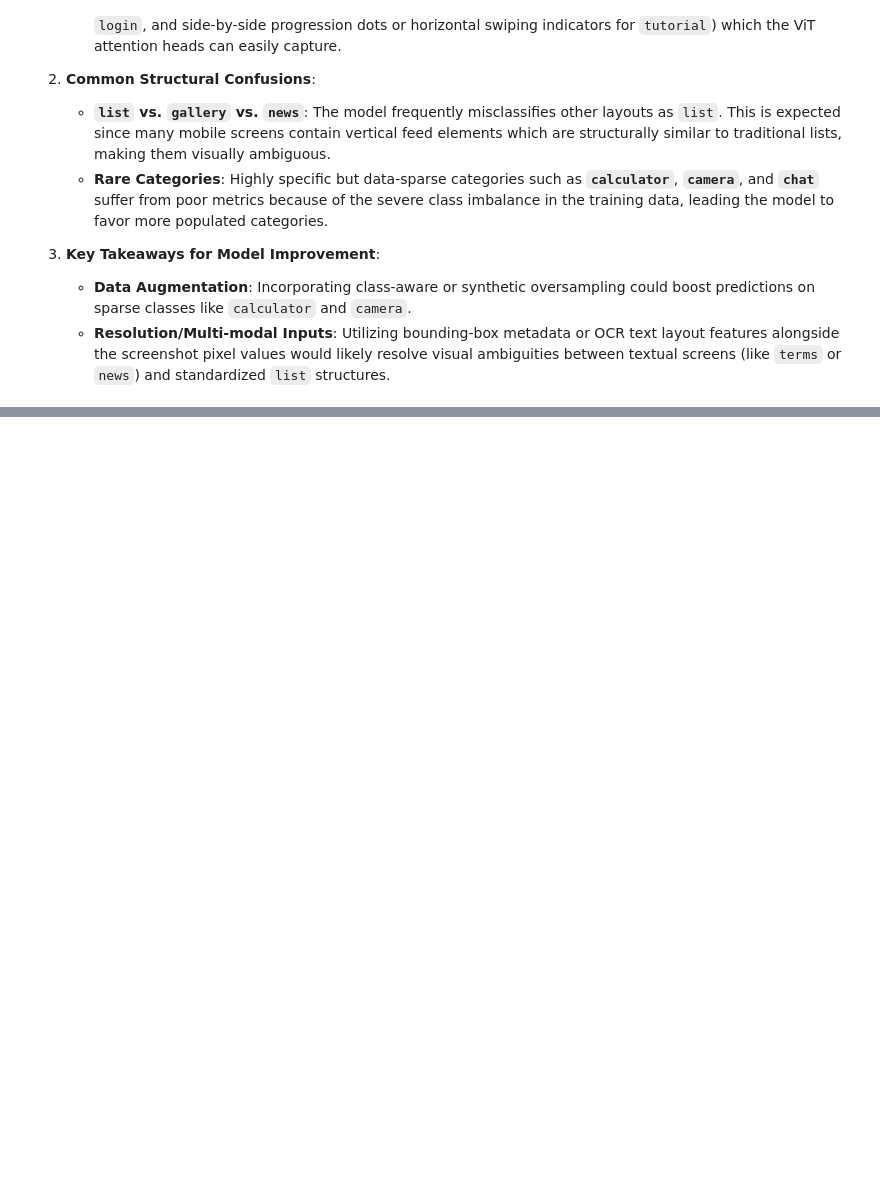
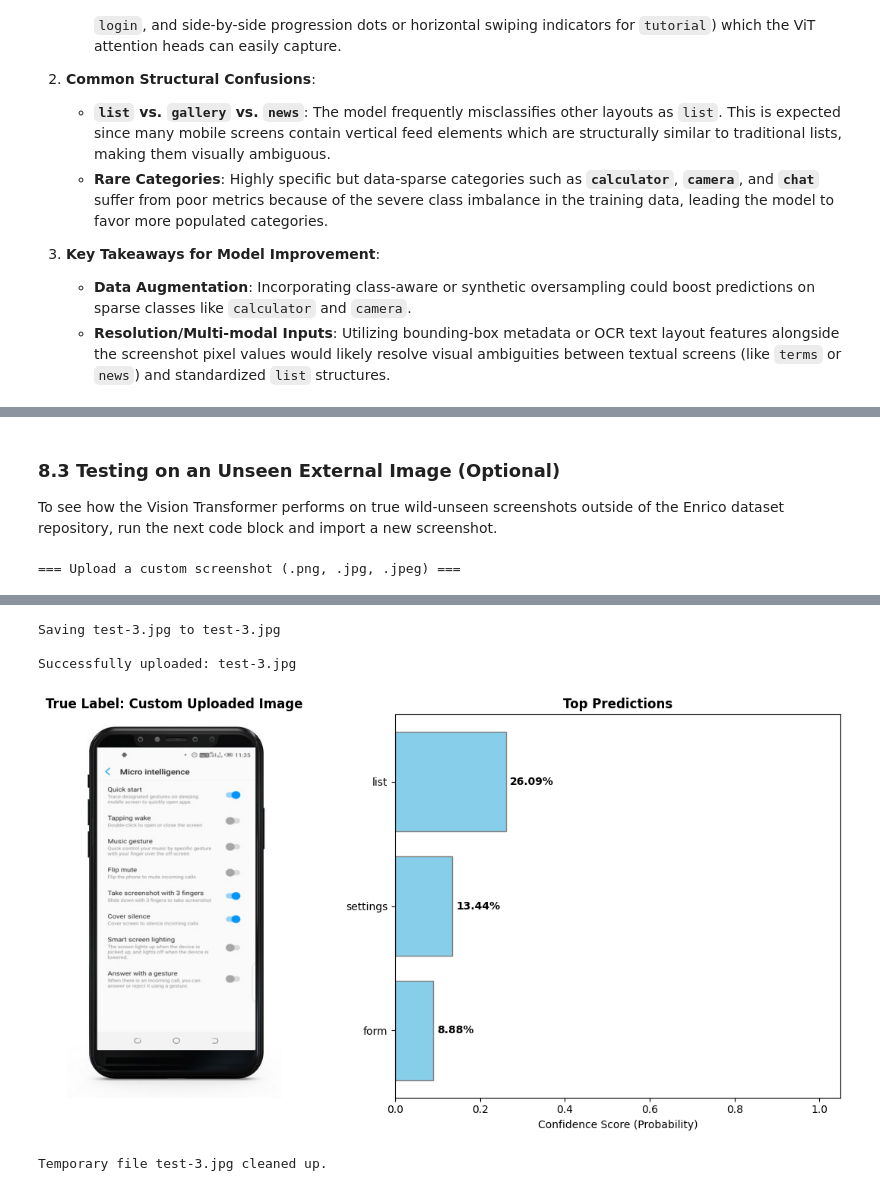
Before and after one commit to BolandoKen/mobile-ui-screen-classification, a Jupyter notebook: noteboooks/mobile-ui-screen-classification.ipynb, the cells around one changed output, grey strips where cells are left out. Drawn from its saved outputs; the diff is of its cells as text; code cells hidden in the pictures; blank space fills up the shorter version.

```diff
--- a/noteboooks/mobile-ui-screen-classification.ipynb
+++ b/noteboooks/mobile-ui-screen-classification.ipynb
@@ -1640,0 +1750,32 @@ Based on the classification report and the plotted confusion matrix, we can draw
+# %% [markdown]
+### 8.3 Testing on an Unseen External Image (Optional)
+
+To see how the Vision Transformer performs on true wild-unseen screenshots outside of the Enrico dataset repository, run the next code block and import a new screenshot.
+# %%
+from google.colab import files
+import os
+
+print("=== Upload a custom screenshot (.png, .jpg, .jpeg) ===")
+uploaded = files.upload()
+
+if uploaded:
+    # Retrieve the filename of the uploaded image
+    uploaded_filename = list(uploaded.keys())[0]
+    print(f"\nSuccessfully uploaded: {uploaded_filename}")
+
+    # Run inference using our pipeline
+    img, preds = predict_screenshot(uploaded_filename, reloaded_model, reloaded_processor, top_k=3)
+
+    if img:
+        plot_prediction_results(img, preds, true_label="Custom Uploaded Image")
+
+    # Clean up file from current working directory after classification
+    try:
+        os.remove(uploaded_filename)
+        print(f"Temporary file {uploaded_filename} cleaned up.")
+    except Exception as e:
+        print(f"Could not remove temporary file: {e}")
+else:
+    print("No image was uploaded.")
+# %% [output]
+=== Upload a custom screenshot (.png, .jpg, .jpeg) ===
@@ -1640,0 +1783,5 @@ Based on the classification report and the plotted confusion matrix, we can draw
+Saving test-3.jpg to test-3.jpg
+
+Successfully uploaded: test-3.jpg
+[figure, added]
+Temporary file test-3.jpg cleaned up.
```
Also changed, not shown: parts of 11 cells of this notebook.
